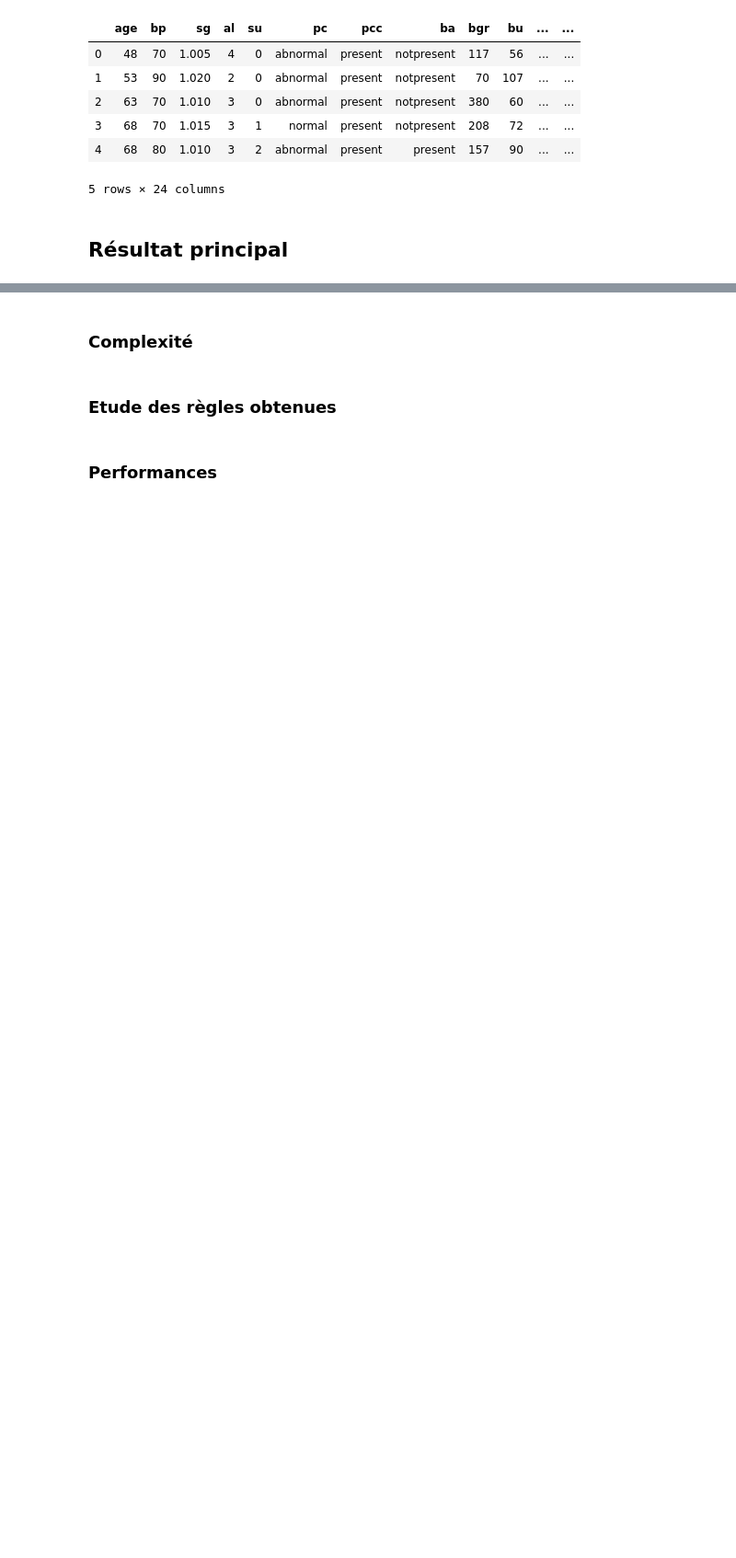
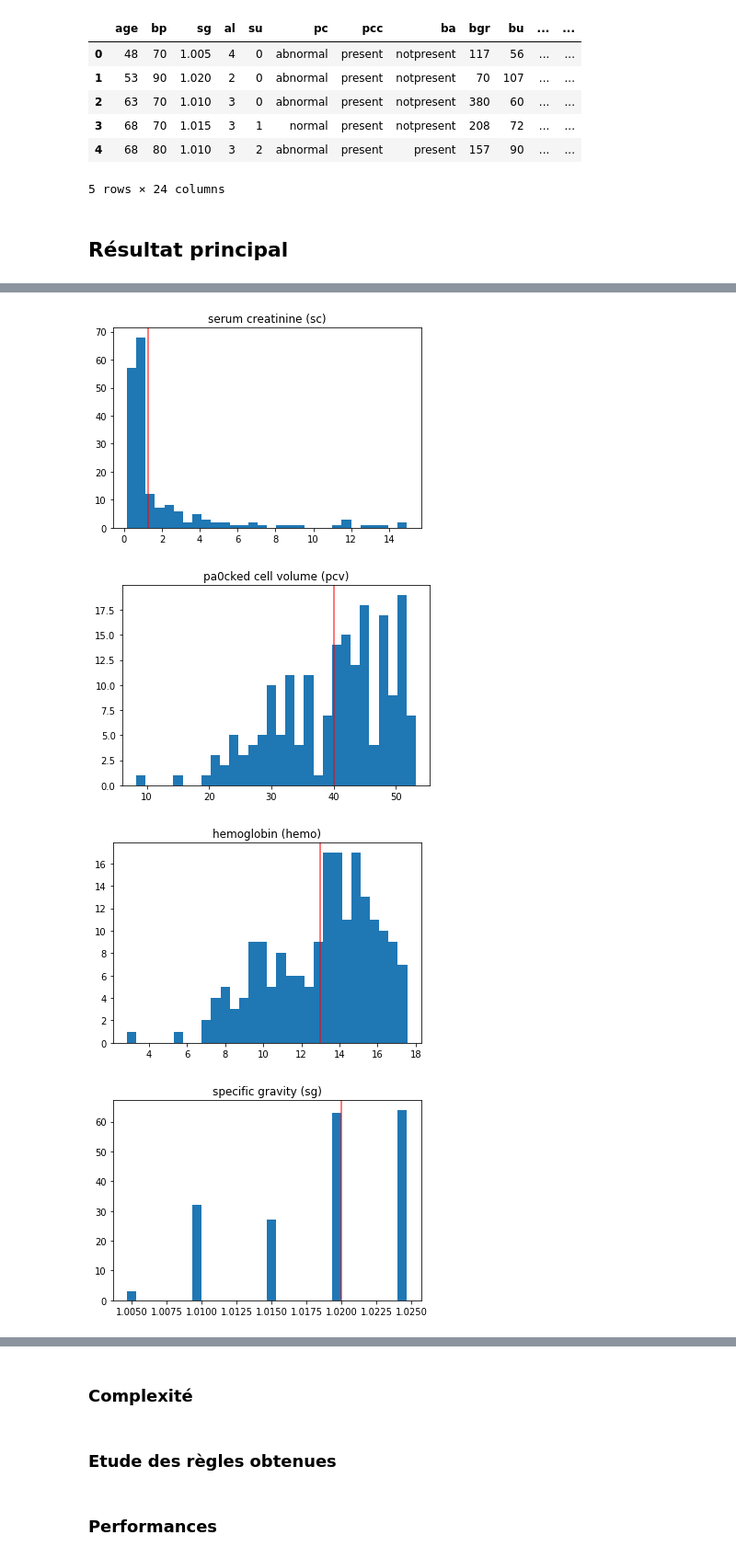
Before and after one commit to mzaffran/ClassificationAssociative, a Jupyter notebook: Classification associative pour la prédiction de maladie chronique du rein.ipynb, the cells around one changed output, grey strips where cells are left out. Shown: that part at 92% size. Drawn from its saved outputs; the diff is of its cells as text; code cells hidden in the pictures; blank space fills up the shorter version.

```diff
--- a/Classification associative pour la prédiction de maladie chronique du rein.ipynb
+++ b/Classification associative pour la prédiction de maladie chronique du rein.ipynb
@@ -33,0 +52,26 @@ data.head(5)
+# %%
+plt.hist(data['sc'], bins=30, align='left')
+plt.axvline(1.25,0,70, color='r', alpha=0.7)
+plt.title('serum creatinine (sc)')
+plt.show()
+
+plt.hist(data['pcv'], bins=30,align='left')
+plt.axvline(40,0,20, color='r', alpha=0.7)
+plt.title('pa0cked cell volume (pcv)')
+plt.show()
+
+
+plt.hist(data['hemo'], bins=30,align='left')
+plt.axvline(13,0,16, color='r', alpha=0.7)
+plt.title('hemoglobin (hemo)')
+plt.show()
+
+plt.hist(data['sg'], bins=30,align='left')
+plt.axvline(1.02,0,60, color='r', alpha=0.7)
+plt.title('specific gravity (sg)')
+plt.show()
+# %% [output]
+[figure, added]
+[figure, added]
+[figure, added]
+[figure, added]
```
Also changed, not shown: parts of 7 cells of this notebook.
